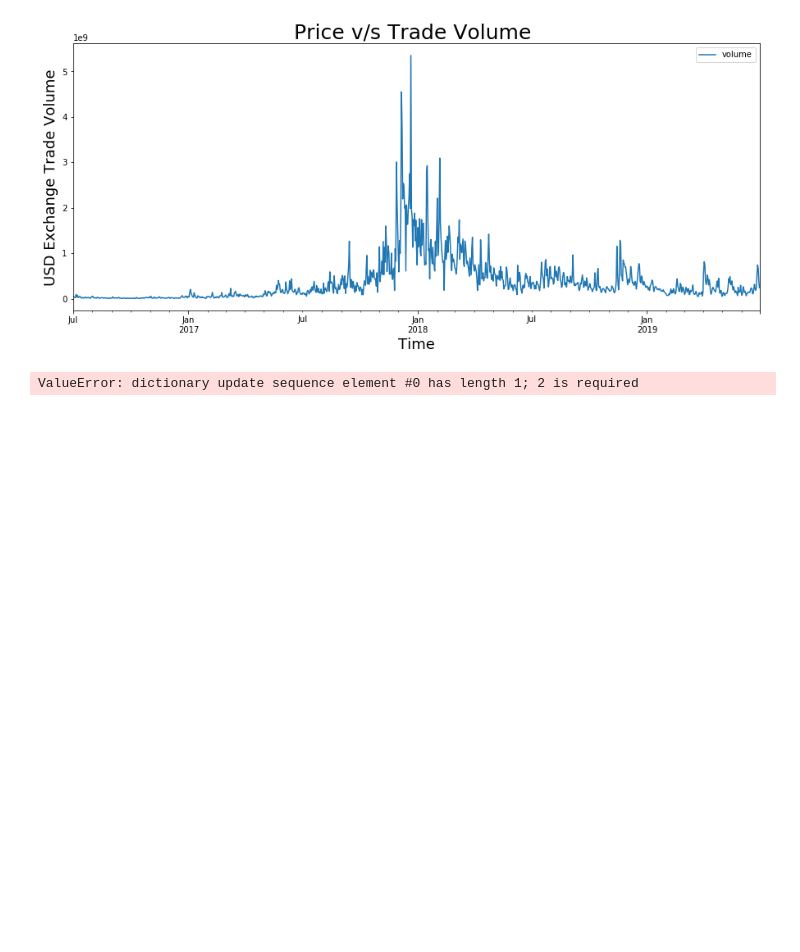
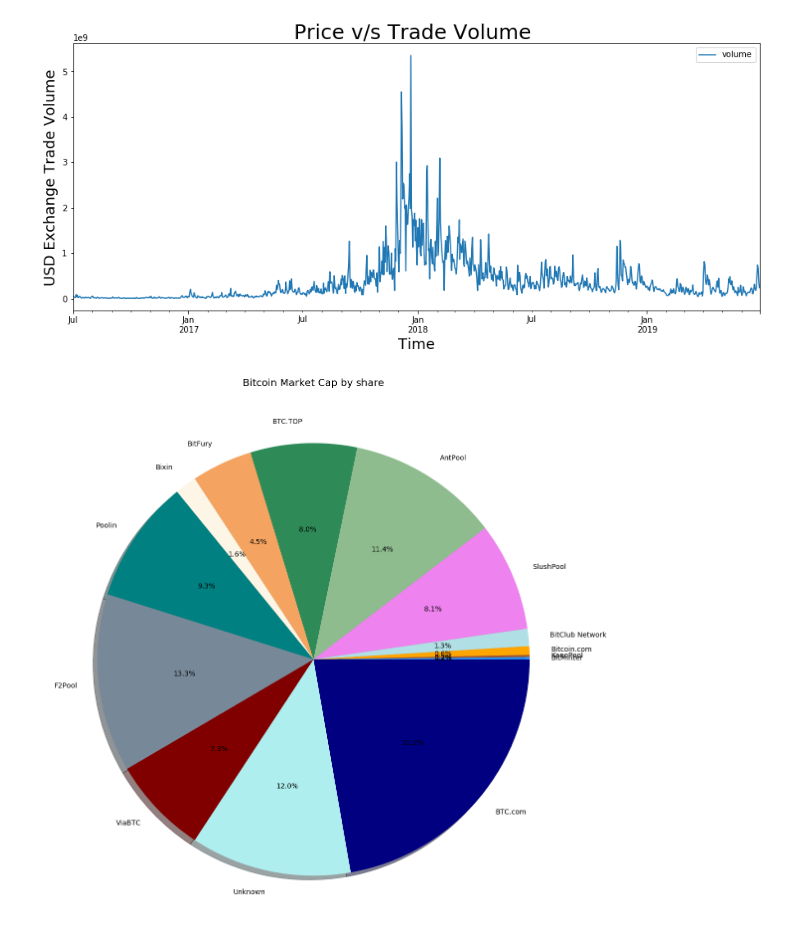
Before and after one commit to 44520-s19/wm-final-project-Rohith-saidugari, a Jupyter notebook: blockchain.ipynb, the cells around one changed output. Cells and saved outputs as stored; diff of their text form; code cells hidden in the pictures; blank space fills up the shorter version.

```diff
--- a/blockchain.ipynb
+++ b/blockchain.ipynb
@@ -85,9 +85,21 @@ plt.show()
 # %% [output]
 [figure]
 [figure]
-# %%
-import requests
-my_dict= dict(requests.get(Market_Cap).text)
-print(my_dict)
-# %% [output]
-ValueError: dictionary update sequence element #0 has length 1; 2 is required
+# %%
+import requests
+import json
+data = json.loads(requests.get(Market_Cap).text)
+sizes = list()
+labels= list()
+for key, value in data.items():
+    labels.append(key)
+    sizes.append(value)
+import matplotlib.pyplot as plt
+explode = (0, 0, 0, 0, 0, 0, 0, 0,0, 0, 0, 0,0, 0)
+fig1, ax1 = plt.subplots(figsize=(50, 20))
+colors = {'#FDF5E6','#EE82EE','#008080','#A0522D','#2E8B57','#F4A460','#B0E0E6','#AFEEEE','#000080','#FFA500','#800000','#778899','#1E90FF','#8FBC8F'}
+plt.pie(sizes, colors=colors, labels= labels,explode=explode,counterclock=False, autopct='%1.1f%%',shadow=True, textprops={'fontsize': 14})
+plt.title('Bitcoin Market Cap by share',fontsize=20)
+plt.show()
+# %% [output]
+[figure, added]
```
Also changed, not shown: parts of 1 cell of this notebook.
